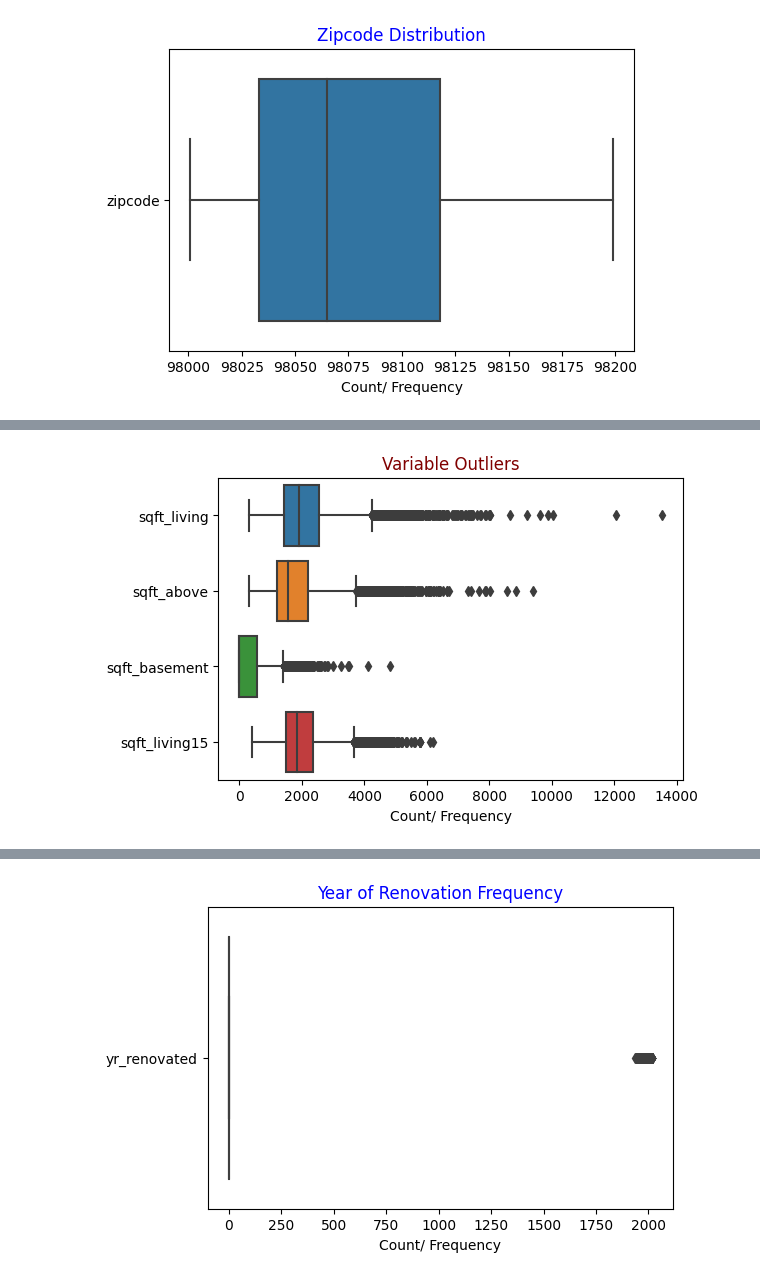
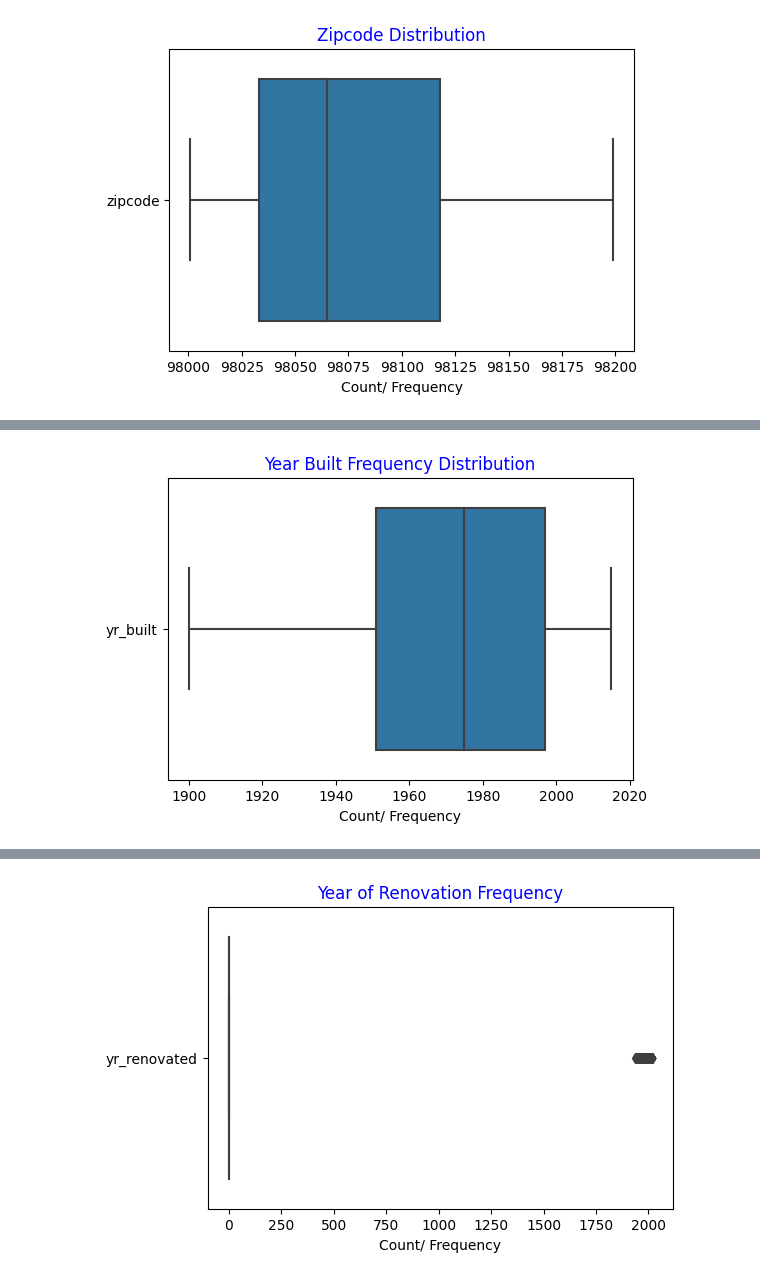
Before and after one commit to Mwadz/Hass-Consulting-Company, a Jupyter notebook: Regression_week_7.ipynb, the cells around one changed output, grey strips where cells are left out. Cells and saved outputs as stored; diff of their text form; code cells hidden in the pictures.

```diff
--- a/Regression_week_7.ipynb
+++ b/Regression_week_7.ipynb
@@ -208,11 +256,11 @@ plt.show()
 # %%
-# checking for outliers
-col = estate[['sqft_living','sqft_above',	'sqft_basement','sqft_living15']]
+	# checking for outliers
+col = estate[['yr_built']]
 # check for outliers
 plt.figure(dpi = 100)
 ax = sns.boxplot(data = col, orient="h")
-plt.title('Variable Outliers', color = 'maroon')
+plt.title('Year Built Frequency Distribution', color = 'blue')
 plt.xlabel('Count/ Frequency')
 plt.show()
 # %% [output]
-[figure, old version]
+[figure, new version]
```
Also changed, not shown: parts of 29 cells of this notebook.
